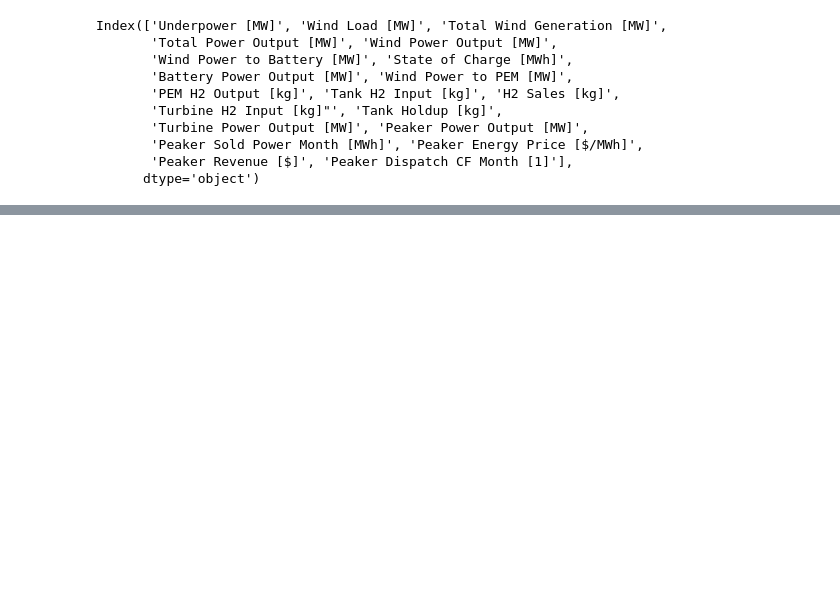
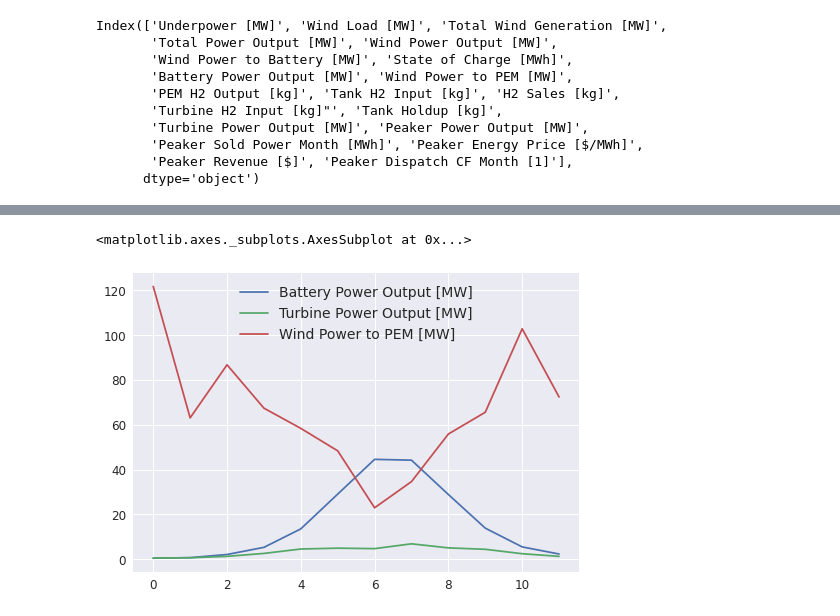
Before and after one commit to dguittet/dispatches, a Jupyter notebook: dispatches/case_studies/renewables_h2_case/WindBatteryHybridResults.ipynb, the cells around one changed output, grey strips where cells are left out. Drawn from its saved outputs; the diff is of its cells as text; code cells hidden in the pictures; blank space fills up the shorter version.

```diff
--- a/dispatches/case_studies/renewables_h2_case/WindBatteryHybridResults.ipynb
+++ b/dispatches/case_studies/renewables_h2_case/WindBatteryHybridResults.ipynb
@@ -93,0 +140,5 @@ results_df_month
+# %%
+results_df_month.reset_index()[['Battery Power Output [MW]', 'Turbine Power Output [MW]', 'Wind Power to PEM [MW]']].plot()
+# %% [output]
+<matplotlib.axes._subplots.AxesSubplot at 0x...>
+[figure, added]
```
Also changed, not shown: parts of 14 cells of this notebook, 8 other files.
